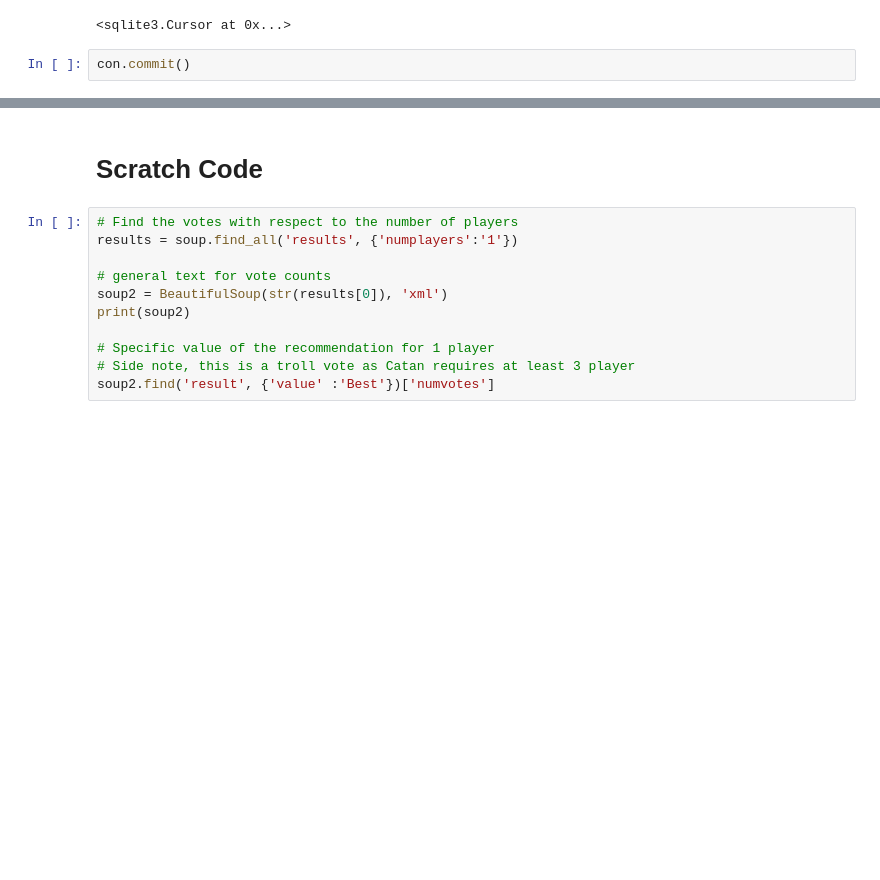
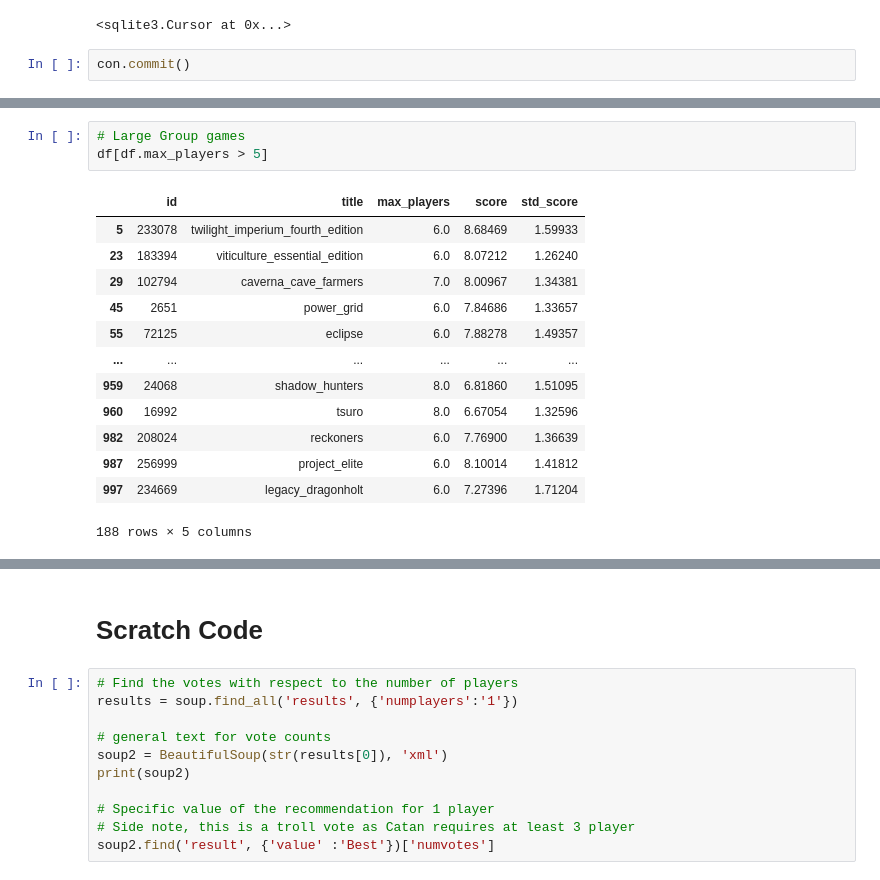
Before and after one commit to MarshallKrakauer/BGGAnalysis, a Jupyter notebook: BGGDataScrape.ipynb, the cells around one changed output, grey strips where cells are left out. Saved outputs shown, nothing was run; the diff lists cells and outputs as text; blank space fills up the shorter version.

```diff
--- a/BGGDataScrape.ipynb
+++ b/BGGDataScrape.ipynb
@@ -270,0 +324,17 @@ con.commit()
+# %%
+# Large Group games
+df[df.max_players > 5]
+# %% [output]
+|  | id | title | max_players | score | std_score |
+| 5 | 233078 | twilight_imperium_fourth_edition | 6.0 | 8.68469 | 1.59933 |
+| 23 | 183394 | viticulture_essential_edition | 6.0 | 8.07212 | 1.26240 |
+| 29 | 102794 | caverna_cave_farmers | 7.0 | 8.00967 | 1.34381 |
+| 45 | 2651 | power_grid | 6.0 | 7.84686 | 1.33657 |
+| 55 | 72125 | eclipse | 6.0 | 7.88278 | 1.49357 |
+| ... | ... | ... | ... | ... | ... |
+| 959 | 24068 | shadow_hunters | 8.0 | 6.81860 | 1.51095 |
+| 960 | 16992 | tsuro | 8.0 | 6.67054 | 1.32596 |
+| 982 | 208024 | reckoners | 6.0 | 7.76900 | 1.36639 |
+| 987 | 256999 | project_elite | 6.0 | 8.10014 | 1.41812 |
+| 997 | 234669 | legacy_dragonholt | 6.0 | 7.27396 | 1.71204 |
+188 rows × 5 columns
```
Also changed, not shown: parts of 13 cells of this notebook, 1 other file.
